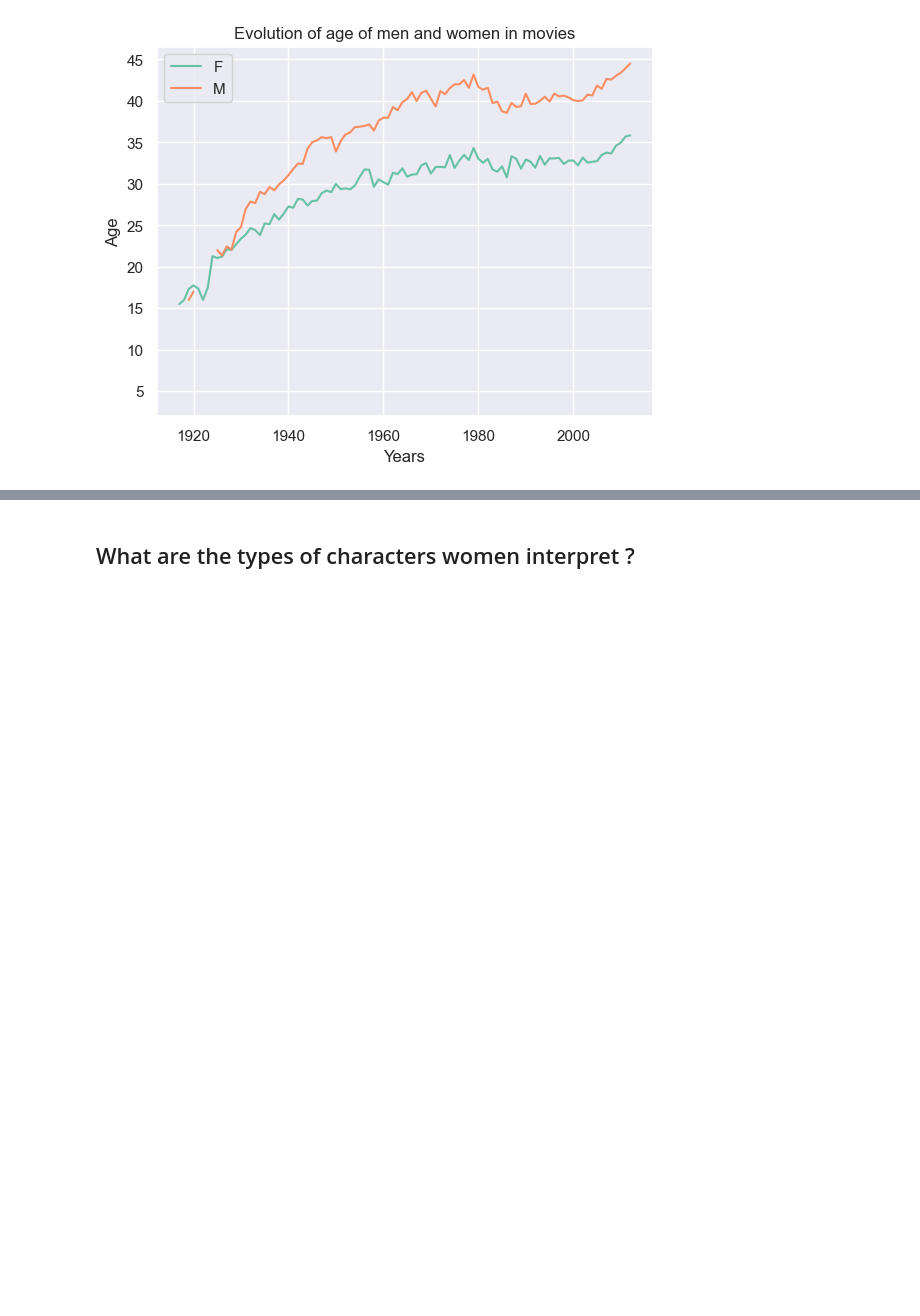
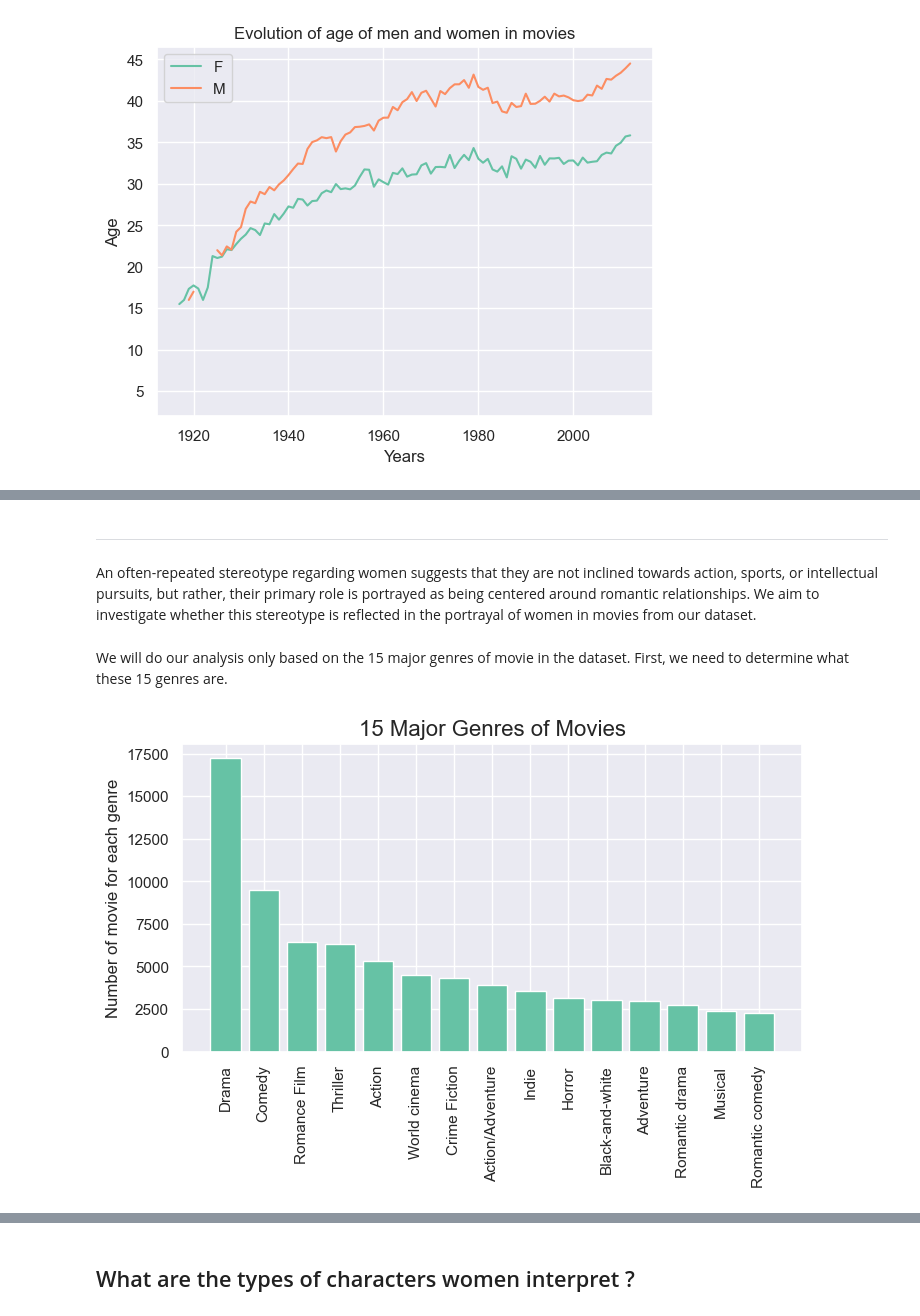
Before and after one commit to epfl-ada/ada-2023-project-teamcajare2023, a Jupyter notebook: P2.ipynb, the cells around one changed output, grey strips where cells are left out. Saved outputs shown, nothing was run; the diff lists cells and outputs as text; code cells hidden in the pictures; blank space fills up the shorter version.

```diff
--- a/P2.ipynb
+++ b/P2.ipynb
@@ -174,0 +185,40 @@ plt.show()
+# %% [markdown]
+---
+# %% [markdown]
+An often-repeated stereotype regarding women suggests that they are not inclined towards action, sports, or intellectual pursuits, but rather, their primary role is portrayed as being centered around romantic relationships. We aim to investigate whether this stereotype is reflected in the portrayal of women in movies from our dataset.
+# %% [markdown]
+We will do our analysis only based on the 15 major genres of movie in the dataset. First, we need to determine what these 15 genres are.
+# %%
+# Filter the cmu dataset to get only 1 row per movie. Otherwise, the genres are counted too many times
+filtered_cmu = cmu.drop_duplicates(subset=['MovieName', 'ReleaseYear'], keep='first')
+# %%
+all_unique_genres = set()
+
+# Get all the movie genres
+filtered_cmu['MovieGenre'].apply(lambda x: all_unique_genres.update(x.values()) if isinstance(x, dict) else None)
+
+# Initialize dictionary with keys and values set to 0
+genres_count = {genre: 0 for genre in all_unique_genres}
+
+# Count the occurence of each genre
+for row in filtered_cmu['MovieGenre']:
+    for key, value in row.items():
+        genres_count[value]+=1
+
+# Sort the dictionary by values in descending order
+genres_count = dict(sorted(genres_count.items(), key=lambda item: item[1], reverse=True))
+# %%
+plt.figure(figsize=(8, 4))
+
+# Keep the first 15 major genres
+major_15_genres = dict(islice(genres_count.items(), 15))
+
+x = np.arange(len(major_15_genres))
+
+plt.bar(x, major_15_genres.values())
+plt.xticks(x, major_15_genres.keys(), rotation='vertical')
+plt.title('15 Major Genres of Movies', fontsize=16)
+plt.ylabel('Number of movie for each genre')
+plt.show()
+# %% [output]
+[figure, added]
```
Also changed, not shown: parts of 20 cells of this notebook.
